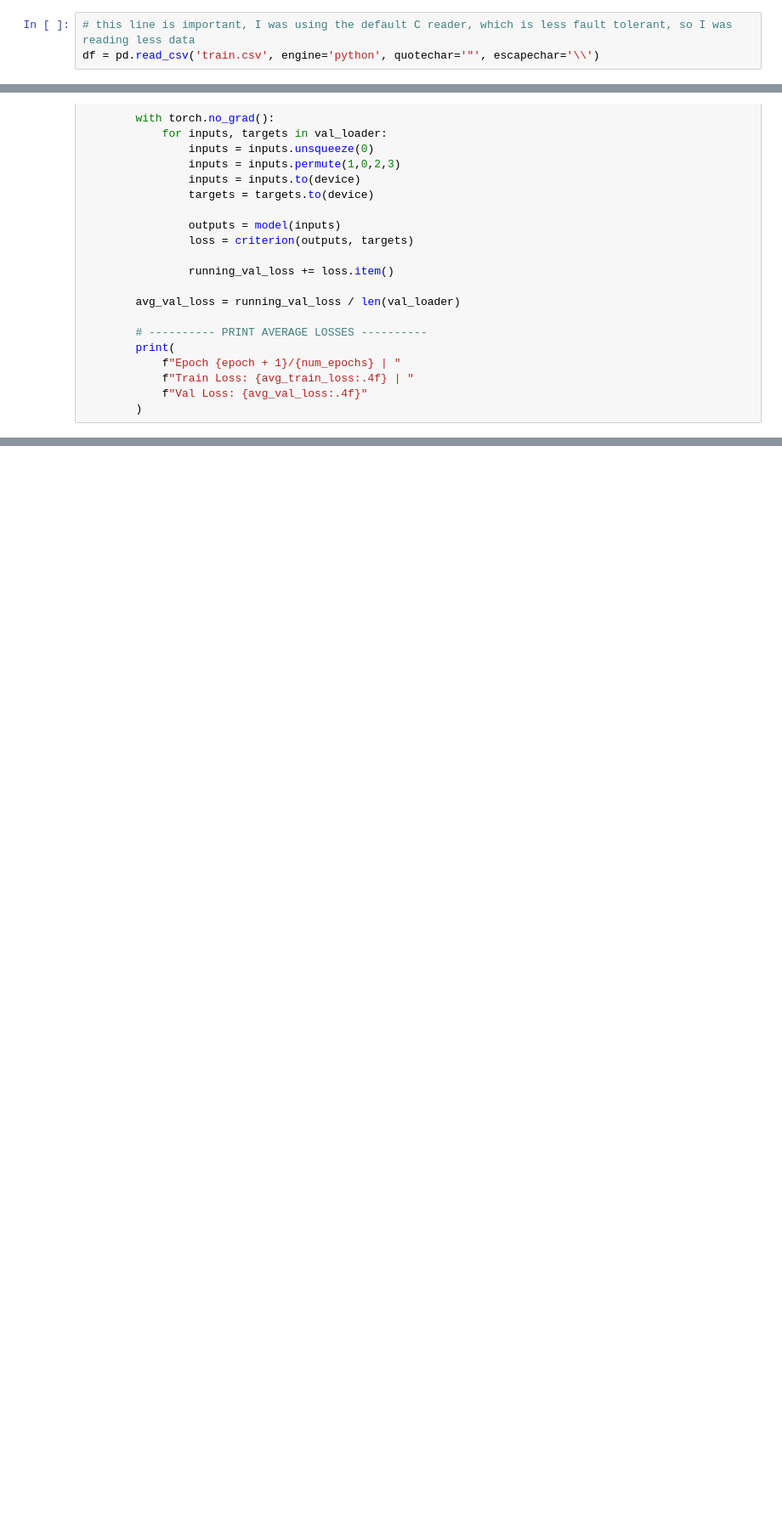
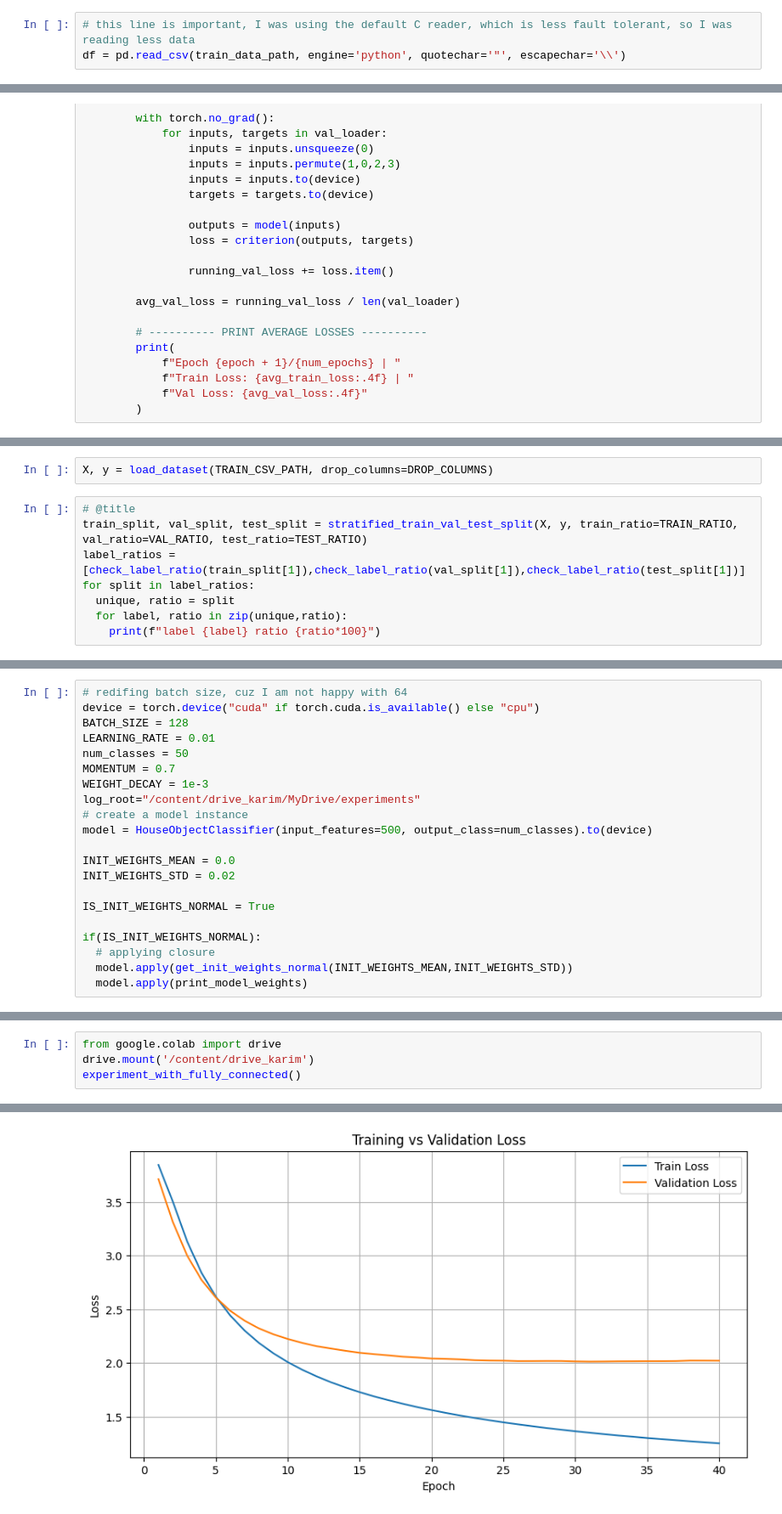
Before and after one commit to karimNafiz/kaggle_competition_comp432, a Jupyter notebook: comp432_kaggle_competition.ipynb, the cells around one changed output, grey strips where cells are left out. Shown: that part at 85% size. Drawn from its saved outputs; the diff is of its cells as text; blank space fills up the shorter version.

Commit message:
trying to figure the best course of action

```diff
--- a/comp432_kaggle_competition.ipynb
+++ b/comp432_kaggle_competition.ipynb
@@ -17,3 +19,3 @@ import matplotlib.pyplot as plt
 # %%
 # this line is important, I was using the default C reader, which is less fault tolerant, so I was reading less data
-df = pd.read_csv('train.csv', engine='python', quotechar='"', escapechar='\\')
+df = pd.read_csv(train_data_path, engine='python', quotechar='"', escapechar='\\')
@@ -237,0 +821,10 @@ RuntimeError: Given groups=1, weight of size [16, 1, 3, 3], expected input[1, 64
+# %%
+X, y = load_dataset(TRAIN_CSV_PATH, drop_columns=DROP_COLUMNS)
+# %%
+# @title
+train_split, val_split, test_split = stratified_train_val_test_split(X, y, train_ratio=TRAIN_RATIO, val_ratio=VAL_RATIO, test_ratio=TEST_RATIO)
+label_ratios = [check_label_ratio(train_split[1]),check_label_ratio(val_split[1]),check_label_ratio(test_split[1])]
+for split in label_ratios:
+  unique, ratio = split
+  for label, ratio in zip(unique,ratio):
+    print(f"label {label} ratio {ratio*100}")
@@ -237,0 +849,21 @@ RuntimeError: Given groups=1, weight of size [16, 1, 3, 3], expected input[1, 64
+# %%
+# redifing batch size, cuz I am not happy with 64
+device = torch.device("cuda" if torch.cuda.is_available() else "cpu")
+BATCH_SIZE = 128
+LEARNING_RATE = 0.01
+num_classes = 50
+MOMENTUM = 0.7
+WEIGHT_DECAY = 1e-3
+log_root="/content/drive_karim/MyDrive/experiments"
+# create a model instance
+model = HouseObjectClassifier(input_features=500, output_class=num_classes).to(device)
+
+INIT_WEIGHTS_MEAN = 0.0
+INIT_WEIGHTS_STD = 0.02
+
+IS_INIT_WEIGHTS_NORMAL = True
+
+if(IS_INIT_WEIGHTS_NORMAL):
+  # applying closure
+  model.apply(get_init_weights_normal(INIT_WEIGHTS_MEAN,INIT_WEIGHTS_STD))
+  model.apply(print_model_weights)
@@ -237,0 +985,5 @@ RuntimeError: Given groups=1, weight of size [16, 1, 3, 3], expected input[1, 64
+# %%
+from google.colab import drive
+drive.mount('/content/drive_karim')
+experiment_with_fully_connected()
+# %% [output]
@@ -237,0 +1007 @@ RuntimeError: Given groups=1, weight of size [16, 1, 3, 3], expected input[1, 64
+[figure, added]
```
Also changed, not shown: parts of 32 cells of this notebook.
